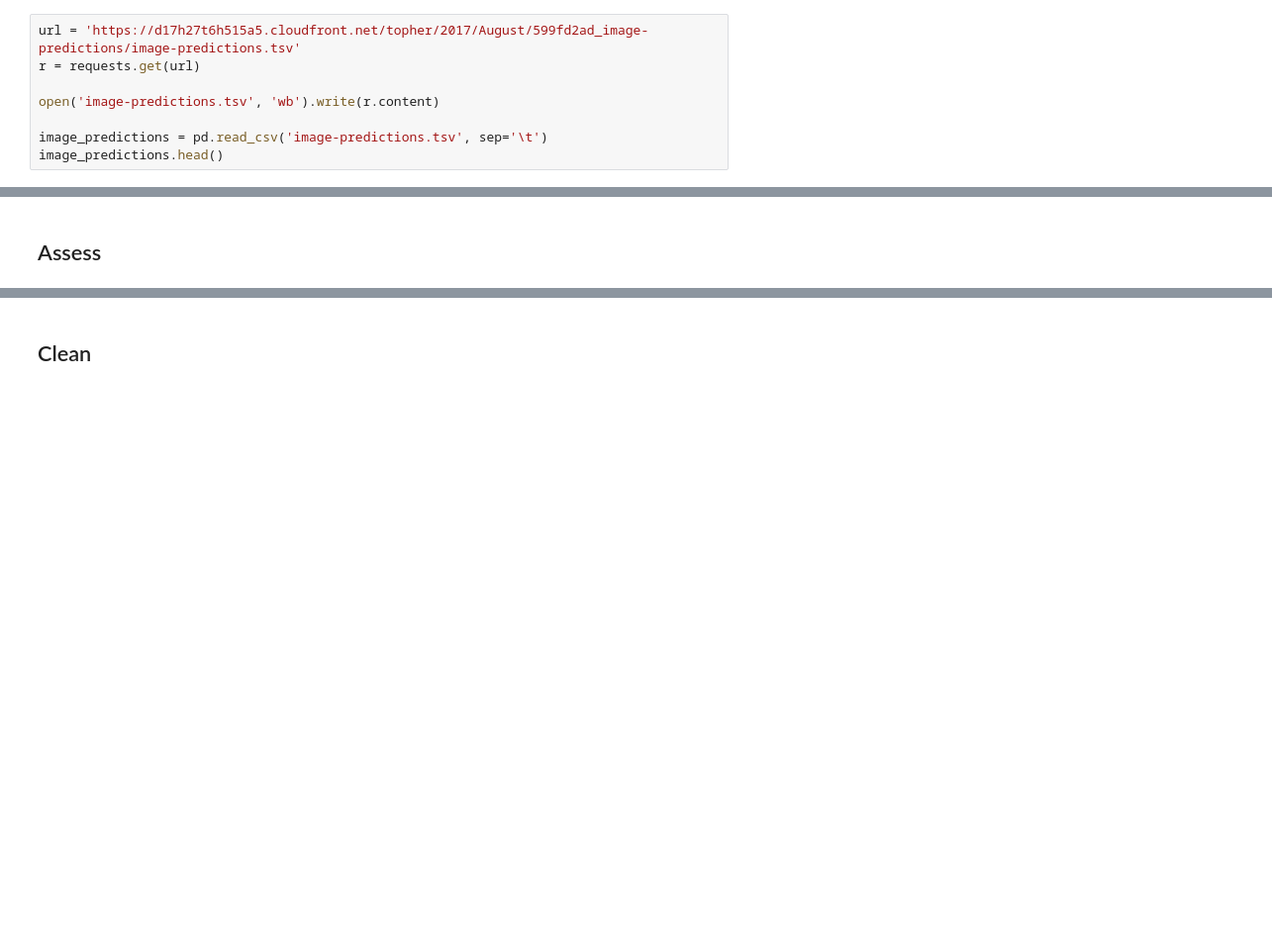
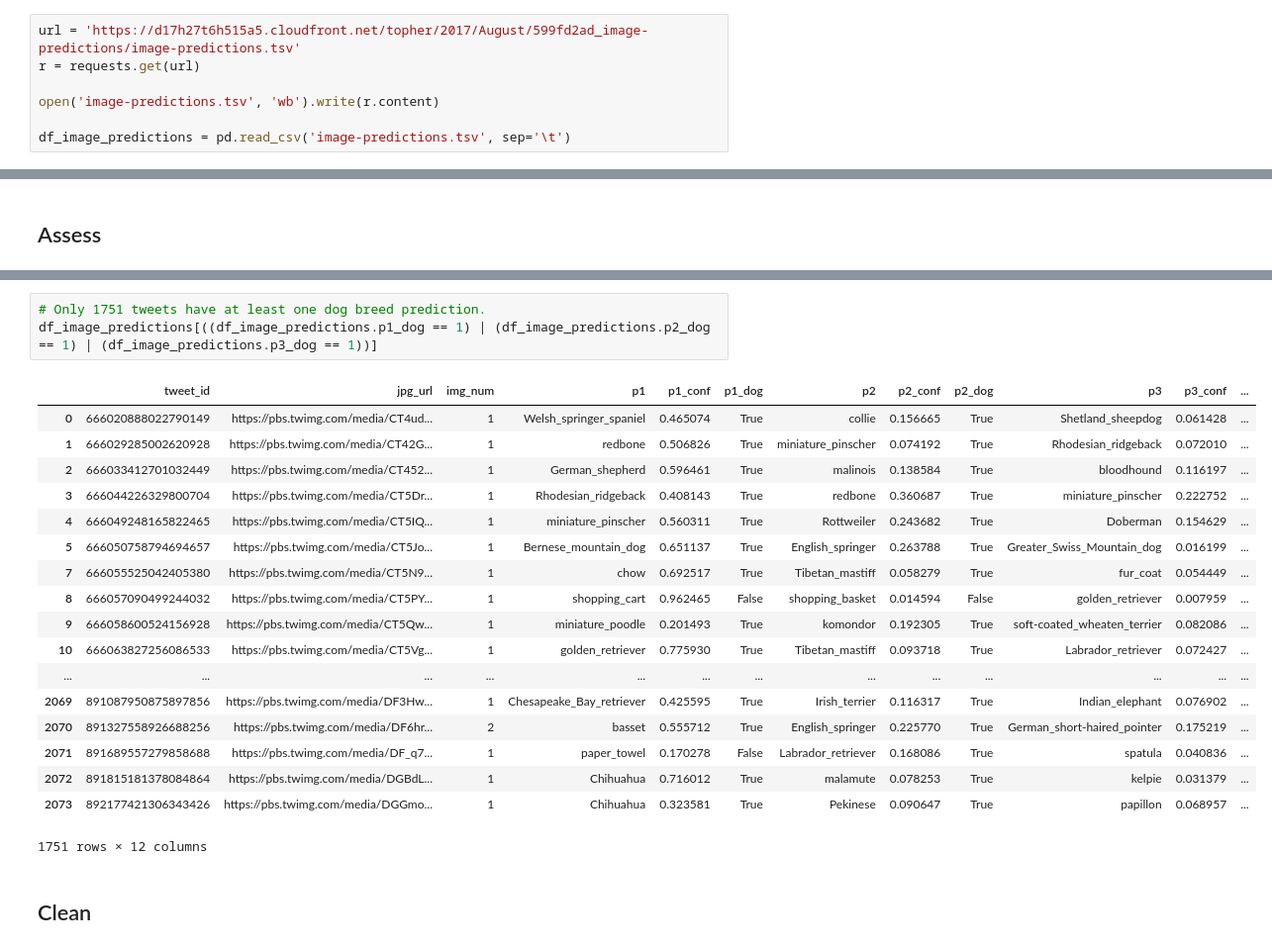
Before and after one commit to iRowebot/Wrangling-Analysis-Visualization-WeRateDogs-Tweets, a Jupyter notebook: wrangle_act.ipynb, the cells around one changed output, grey strips where cells are left out. Shown: that part at 99% size. Cells and saved outputs as stored; diff of their text form; blank space fills up the shorter version.

Commit message:
Add assessments & tweet_json.txt file.

```diff
--- a/wrangle_act.ipynb
+++ b/wrangle_act.ipynb
@@ -34,5 +35,4 @@ r = requests.get(url)
 
 open('image-predictions.tsv', 'wb').write(r.content)
 
-image_predictions = pd.read_csv('image-predictions.tsv', sep='\t')
-image_predictions.head()
+df_image_predictions = pd.read_csv('image-predictions.tsv', sep='\t')
@@ -41,3 +319,25 @@ image_predictions.head()
+# %%
+# Only 1751 tweets have at least one dog breed prediction.
+df_image_predictions[((df_image_predictions.p1_dog == 1) | (df_image_predictions.p2_dog == 1) | (df_image_predictions.p3_dog == 1))]
+# %% [output]
+|  | tweet_id | jpg_url | img_num | p1 | p1_conf | p1_dog | p2 | p2_conf | p2_dog | p3 | p3_conf | ... |
+| 0 | 666020888022790149 | https://pbs.twimg.com/media/CT4ud... | 1 | Welsh_springer_spaniel | 0.465074 | True | collie | 0.156665 | True | Shetland_sheepdog | 0.061428 | ... |
+| 1 | 666029285002620928 | https://pbs.twimg.com/media/CT42G... | 1 | redbone | 0.506826 | True | miniature_pinscher | 0.074192 | True | Rhodesian_ridgeback | 0.072010 | ... |
+| 2 | 666033412701032449 | https://pbs.twimg.com/media/CT452... | 1 | German_shepherd | 0.596461 | True | malinois | 0.138584 | True | bloodhound | 0.116197 | ... |
+| 3 | 666044226329800704 | https://pbs.twimg.com/media/CT5Dr... | 1 | Rhodesian_ridgeback | 0.408143 | True | redbone | 0.360687 | True | miniature_pinscher | 0.222752 | ... |
+| 4 | 666049248165822465 | https://pbs.twimg.com/media/CT5IQ... | 1 | miniature_pinscher | 0.560311 | True | Rottweiler | 0.243682 | True | Doberman | 0.154629 | ... |
+| 5 | 666050758794694657 | https://pbs.twimg.com/media/CT5Jo... | 1 | Bernese_mountain_dog | 0.651137 | True | English_springer | 0.263788 | True | Greater_Swiss_Mountain_dog | 0.016199 | ... |
+| 7 | 666055525042405380 | https://pbs.twimg.com/media/CT5N9... | 1 | chow | 0.692517 | True | Tibetan_mastiff | 0.058279 | True | fur_coat | 0.054449 | ... |
+| 8 | 666057090499244032 | https://pbs.twimg.com/media/CT5PY... | 1 | shopping_cart | 0.962465 | False | shopping_basket | 0.014594 | False | golden_retriever | 0.007959 | ... |
+| 9 | 666058600524156928 | https://pbs.twimg.com/media/CT5Qw... | 1 | miniature_poodle | 0.201493 | True | komondor | 0.192305 | True | soft-coated_wheaten_terrier | 0.082086 | ... |
+| 10 | 666063827256086533 | https://pbs.twimg.com/media/CT5Vg... | 1 | golden_retriever | 0.775930 | True | Tibetan_mastiff | 0.093718 | True | Labrador_retriever | 0.072427 | ... |
+| ... | ... | ... | ... | ... | ... | ... | ... | ... | ... | ... | ... | ... |
+| 2069 | 891087950875897856 | https://pbs.twimg.com/media/DF3Hw... | 1 | Chesapeake_Bay_retriever | 0.425595 | True | Irish_terrier | 0.116317 | True | Indian_elephant | 0.076902 | ... |
+| 2070 | 891327558926688256 | https://pbs.twimg.com/media/DF6hr... | 2 | basset | 0.555712 | True | English_springer | 0.225770 | True | German_short-haired_pointer | 0.175219 | ... |
+| 2071 | 891689557279858688 | https://pbs.twimg.com/media/DF_q7... | 1 | paper_towel | 0.170278 | False | Labrador_retriever | 0.168086 | True | spatula | 0.040836 | ... |
+| 2072 | 891815181378084864 | https://pbs.twimg.com/media/DGBdL... | 1 | Chihuahua | 0.716012 | True | malamute | 0.078253 | True | kelpie | 0.031379 | ... |
+| 2073 | 892177421306343426 | https://pbs.twimg.com/media/DGGmo... | 1 | Chihuahua | 0.323581 | True | Pekinese | 0.090647 | True | papillon | 0.068957 | ... |
+1751 rows × 12 columns
 # %% [markdown]
 ## Clean
 # %% [markdown]
```
Also changed, not shown: parts of 21 cells of this notebook, 2 other files.
